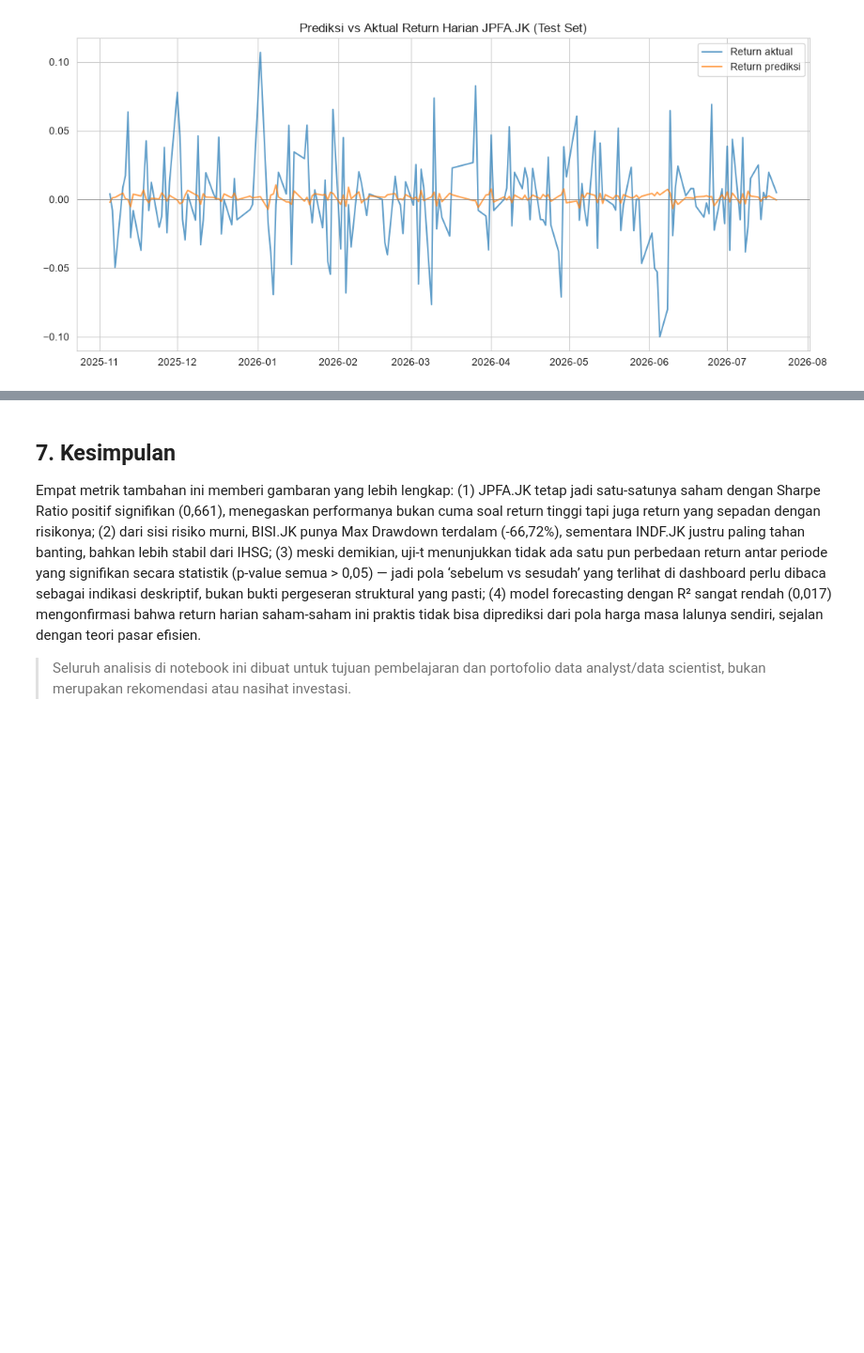
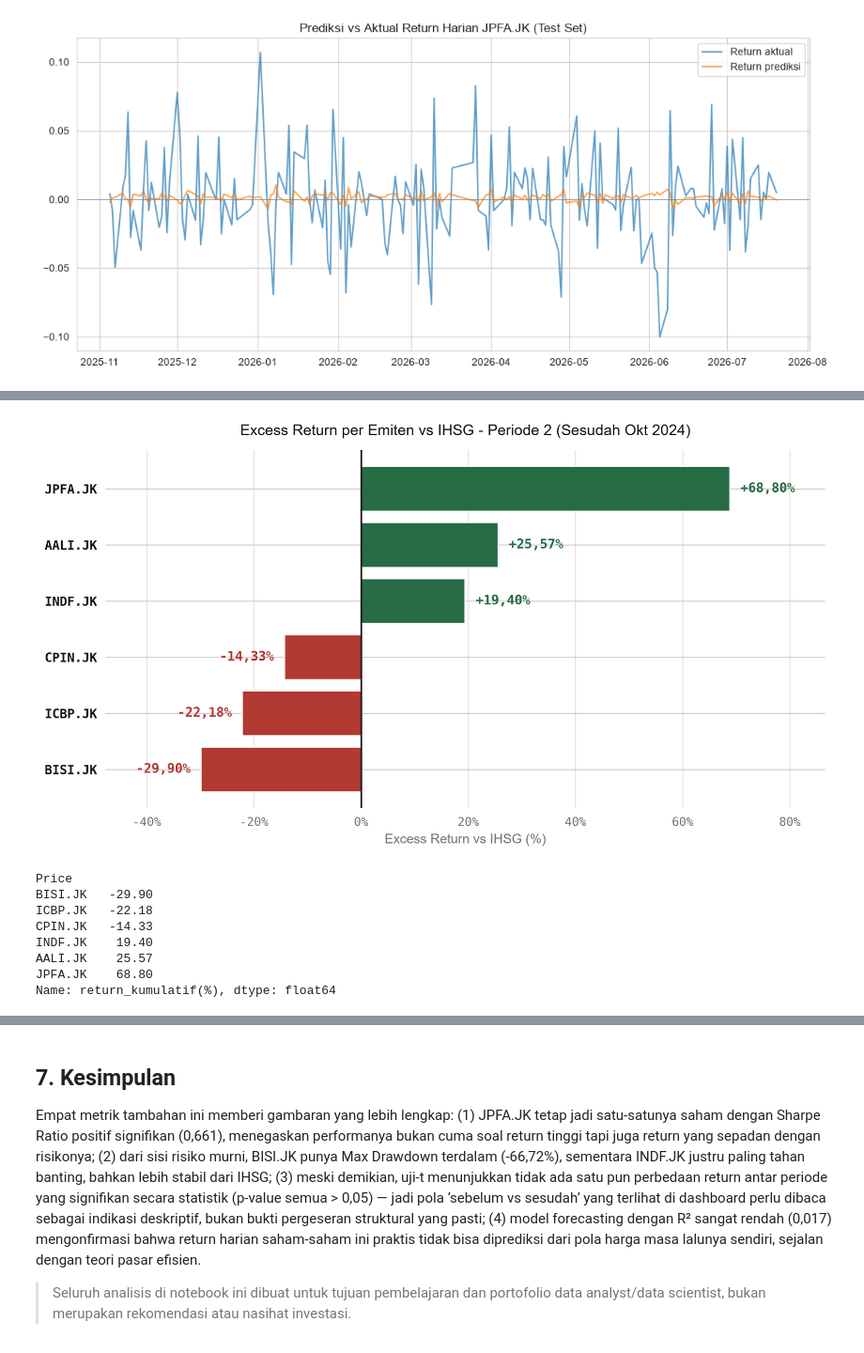
Before and after one commit to samuel-geraldo/analisis-pangan-idx, a Jupyter notebook: analisis_lanjutan.ipynb, the cells around one changed output, grey strips where cells are left out. Shown at 94% size. Saved outputs shown, nothing was run; the diff lists cells and outputs as text; code cells hidden in the pictures; blank space fills up the shorter version.

```diff
--- a/analisis_lanjutan.ipynb
+++ b/analisis_lanjutan.ipynb
@@ -238,0 +336,54 @@ RMSE (test set): 0.0333
+# %%
+p2 = ringkasan[ringkasan["periode"].str.contains("Periode 2")].set_index("Price")
+ihsg_return_p2 = p2.loc["^JKSE", "return_kumulatif(%)"]
+emiten_p2 = p2.drop(index="^JKSE")
+
+excess_return_p2 = (emiten_p2["return_kumulatif(%)"] - ihsg_return_p2).sort_values(ascending=True)
+
+fig, ax = plt.subplots(figsize=(9, 5), dpi=300)
+fig.patch.set_facecolor(BG)
+ax.set_facecolor(BG)
+
+warna = [POSITIF if x > 0 else NEGATIF for x in excess_return_p2]
+bars = ax.barh(excess_return_p2.index, excess_return_p2.values, color=warna, zorder=3)
+ax.margins(x=0.18)  # beri ruang ekstra biar label nilai di ujung bar tidak tabrakan dgn tick label
+
+for bar, v, w in zip(bars, excess_return_p2.values, warna):
+    offset = (excess_return_p2.max() - excess_return_p2.min()) * 0.02
+    x_lbl = v + offset if v > 0 else v - offset
+    ha = "left" if v > 0 else "right"
+    ax.text(x_lbl, bar.get_y() + bar.get_height() / 2, fmt_id(v), ha=ha, va="center",
+            fontsize=10.5, color=w, fontfamily=FONT_MONO, fontweight="bold")
+
+ax.axvline(0, color=TEKS_UTAMA, linewidth=1.4, zorder=4)
+ax.xaxis.grid(True, color=GRID, linewidth=0.8, zorder=0)
+ax.set_axisbelow(True)
+ax.spines[["top", "right", "left", "bottom"]].set_visible(False)
+
+ax.set_xlabel("Excess Return vs IHSG (%)", color=TEKS_SEKUNDER, fontsize=10.5, fontfamily=FONT_SANS)
+ax.xaxis.set_major_formatter(lambda x, _: f"{int(x)}%")
+ax.tick_params(axis="x", colors=TEKS_SEKUNDER, labelsize=9.5)
+for lbl in ax.get_xticklabels():
+    lbl.set_fontfamily(FONT_MONO)
+for lbl in ax.get_yticklabels():
+    lbl.set_fontfamily(FONT_MONO)
+    lbl.set_color(TEKS_UTAMA)
+    lbl.set_fontweight("bold")
+
+plt.title("Excess Return per Emiten vs IHSG - Periode 2 (Sesudah Okt 2024)",
+          color=TEKS_UTAMA, fontfamily=FONT_SANS, fontsize=12, pad=12)
+plt.tight_layout()
+plt.savefig("chart_excess_return_periode2.png", dpi=300, facecolor=BG)
+plt.show()
+
+excess_return_p2.round(2)
+# %% [output]
+[figure, added]
+Price
+BISI.JK   -29.90
+ICBP.JK   -22.18
+CPIN.JK   -14.33
+INDF.JK    19.40
+AALI.JK    25.57
+JPFA.JK    68.80
+Name: return_kumulatif(%), dtype: float64
```
Also changed, not shown: parts of 5 cells of this notebook, 6 other files.
